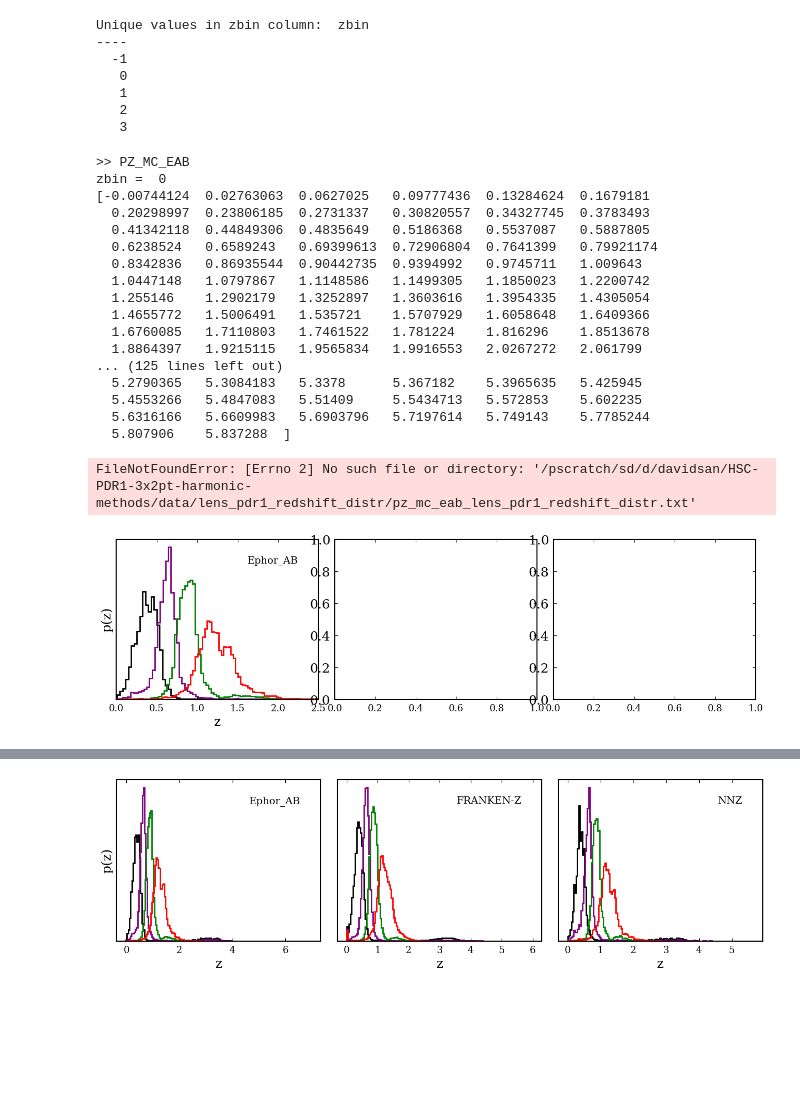
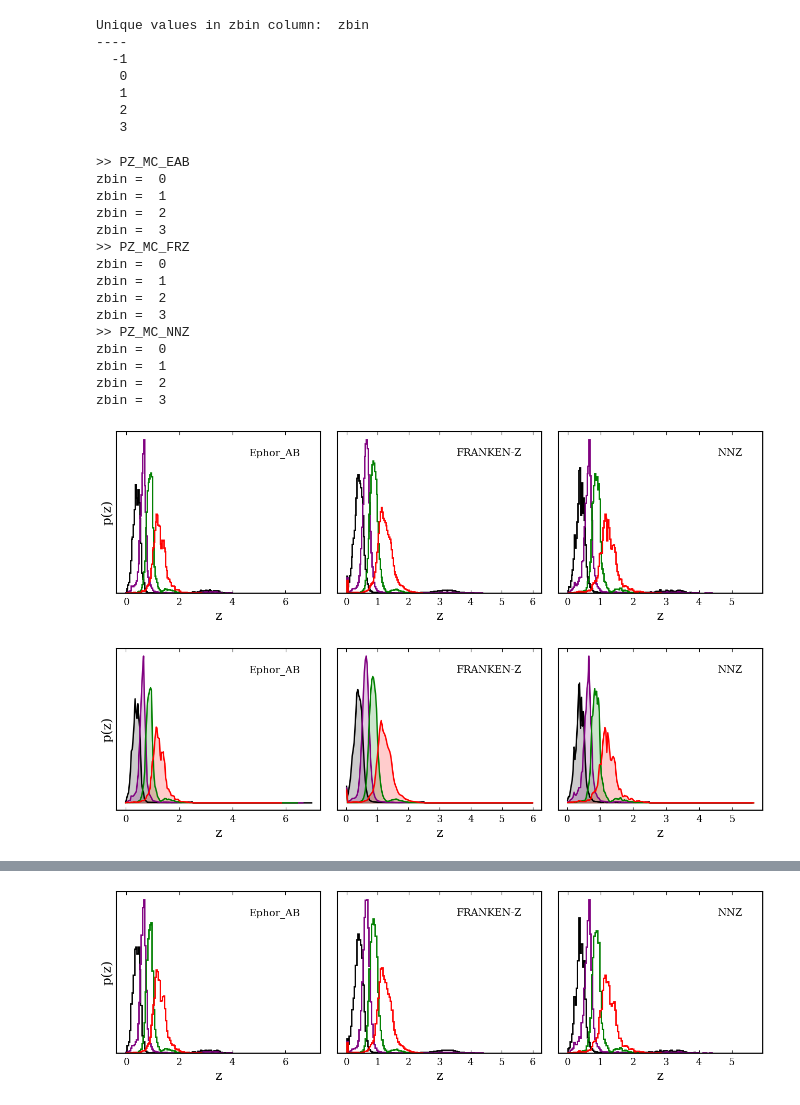
Before and after one commit to davsan06/HSC-PDR1-3x2pt-harmonic-methods, a Jupyter notebook: analysis/NB Lens Redshift Distribution Estimation.ipynb, the cells around one changed output, grey strips where cells are left out. Cells and saved outputs as stored; diff of their text form; code cells hidden in the pictures; blank space fills up the shorter version.

```diff
--- a/analysis/NB Lens Redshift Distribution Estimation.ipynb
+++ b/analysis/NB Lens Redshift Distribution Estimation.ipynb
@@ -264,12 +264,17 @@ plt.rcParams['font.family'] =  'serif'
 plt.rcParams['font.size'] = 18
 # %%
 # Path where to save the txt files with the redshift distributions
-path_save = '/pscratch/sd/d/davidsan/HSC-PDR1-3x2pt-harmonic-methods/data/lens_pdr1_redshift_distr'
+path_save = '/pscratch/sd/d/davidsan/HSC-PDR1-3x2pt-harmonic-methods/data/harmonic/lens_pdr1_redshift_distr'
 
 # Initialize a matplotlib figure with 1 row and 3 columns
 fig, axes = plt.subplots(1, 3, figsize=(16, 4))
 # Remove the space between subfigures
 fig.subplots_adjust(wspace=0.08)
+
+# Initialize a similar figure with a different name
+fig2, axes2 = plt.subplots(1, 3, figsize=(16, 4))
+# Remove the space between subfigures
+fig2.subplots_adjust(wspace=0.08)
 
 # Methods dictionary
 methods = {'pz_mc_eab': 'Ephor_AB', 'pz_mc_frz': 'FRANKEN-Z', 'pz_mc_nnz': 'NNZ'}
@@ -305,50 +310,57 @@ for ind, method in enumerate(methods.keys()):
             file = np.vstack([z,nz])
         else:
             file = np.vstack([file, nz])
-        # print(file.T)
-        # print(file.T.shape)
+        # Plot on top of the histogram a line plot with z and nz values and shade the area under the curve
+        axes2[ind].plot(z, nz, color=colors[zbin], linewidth=2)
+        axes2[ind].fill_between(z, nz, color=colors[zbin], alpha=0.2)
 
     # Add the legend
     axes[ind].set_xlabel('z')
+    axes2[ind].set_xlabel('z')
     # Text with the name of the method in the upper right corner of the subfigure
     axes[ind].text(0.9, 0.9, methods[method],
                     horizontalalignment='right',
                     verticalalignment='top',
                     transform=axes[ind].transAxes,
                     fontsize=14)
     axes[0].set_ylabel('p(z)')
+    axes2[ind].text(0.9, 0.9, methods[method],
+                    horizontalalignment='right',
+                    verticalalignment='top',
+                    transform=axes2[ind].transAxes,
+                    fontsize=14)
+    axes2[0].set_ylabel('p(z)')
     # Set the x and y limits
-    axes[ind].set_xlim(0, 2.5)
+    # axes[ind].set_xlim(0, 2.5)
     # Hide the y ticks
     axes[ind].set_yticks([])
+    axes2[ind].set_yticks([])
     # Save the txt file
     np.savetxt(fname, file.T, delimiter=' ', fmt='%.6e')
 
 # Save the figure in pdf and png formats with dpi=300 in the path_save directory
 fname = os.path.join(path_save, 'lens_pdr1_redshift_distr.pdf')
 fig.savefig(fname, dpi=300, bbox_inches='tight')
 fname = os.path.join(path_save, 'lens_pdr1_redshift_distr.png')
 fig.savefig(fname, dpi=300, bbox_inches='tight')
 
 plt.show()
 plt.close()
 # %% [output]
 >> PZ_MC_EAB
 zbin =  0
-[-0.00744124  0.02763063  0.0627025   0.09777436  0.13284624  0.1679181
-  0.20298997  0.23806185  0.2731337   0.30820557  0.34327745  0.3783493
-  0.41342118  0.44849306  0.4835649   0.5186368   0.5537087   0.5887805
-  0.6238524   0.6589243   0.69399613  0.72906804  0.7641399   0.79921174
-  0.8342836   0.86935544  0.90442735  0.9394992   0.9745711   1.009643
-  1.0447148   1.0797867   1.1148586   1.1499305   1.1850023   1.2200742
-  1.255146    1.2902179   1.3252897   1.3603616   1.3954335   1.4305054
-  1.4655772   1.5006491   1.535721    1.5707929   1.6058648   1.6409366
-  1.6760085   1.7110803   1.7461522   1.781224    1.816296    1.8513678
-  1.8864397   1.9215115   1.9565834   1.9916553   2.0267272   2.061799
-... (125 lines left out)
-  5.2790365   5.3084183   5.3378      5.367182    5.3965635   5.425945
-  5.4553266   5.4847083   5.51409     5.5434713   5.572853    5.602235
-  5.6316166   5.6609983   5.6903796   5.7197614   5.749143    5.7785244
-  5.807906    5.837288  ]
+zbin =  1
+zbin =  2
+zbin =  3
+>> PZ_MC_FRZ
+zbin =  0
+zbin =  1
+zbin =  2
+zbin =  3
+>> PZ_MC_NNZ
+zbin =  0
+zbin =  1
+zbin =  2
+zbin =  3
-FileNotFoundError: [Errno 2] No such file or directory: '/pscratch/sd/d/davidsan/HSC-PDR1-3x2pt-harmonic-methods/data/lens_pdr1_redshift_distr/pz_mc_eab_lens_pdr1_redshift_distr.txt'
-[figure, old version]
+[figure, new version]
+[figure, added]
```
Also changed, not shown: parts of 5 cells of this notebook, 3 other files.
